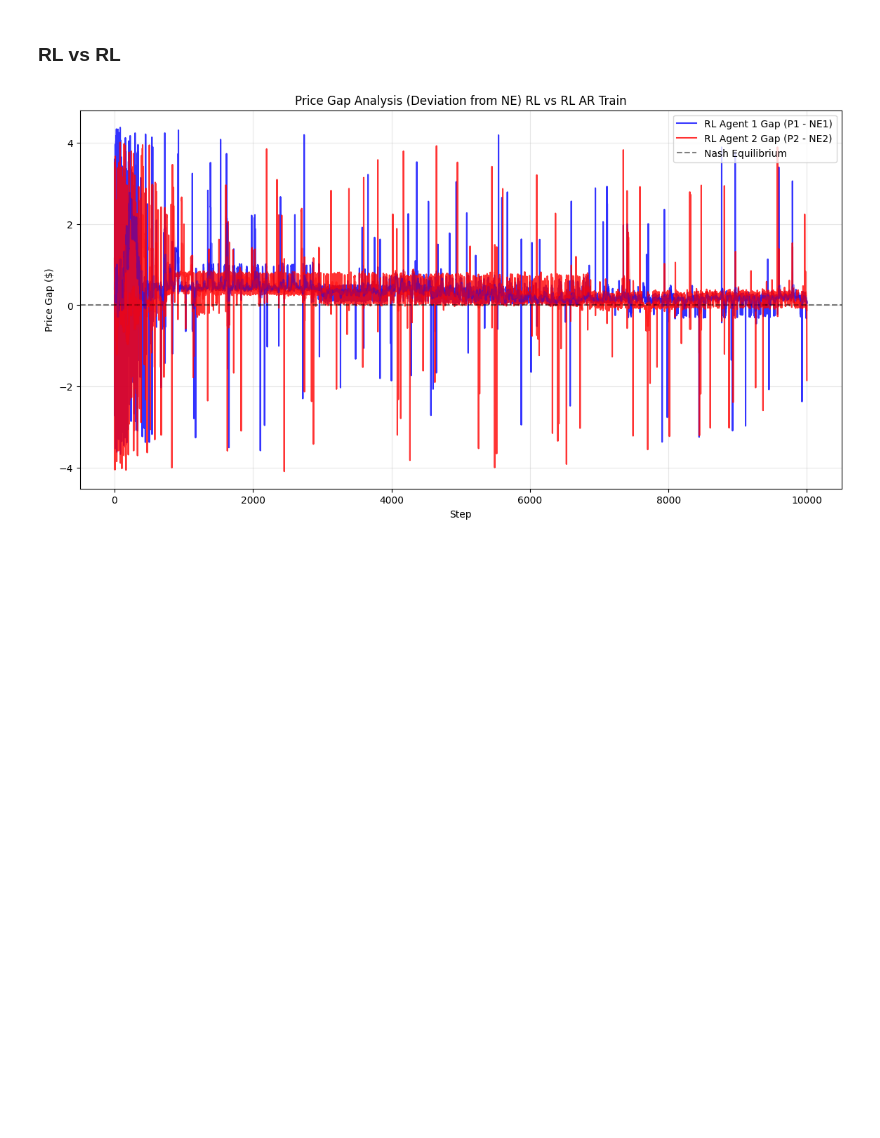
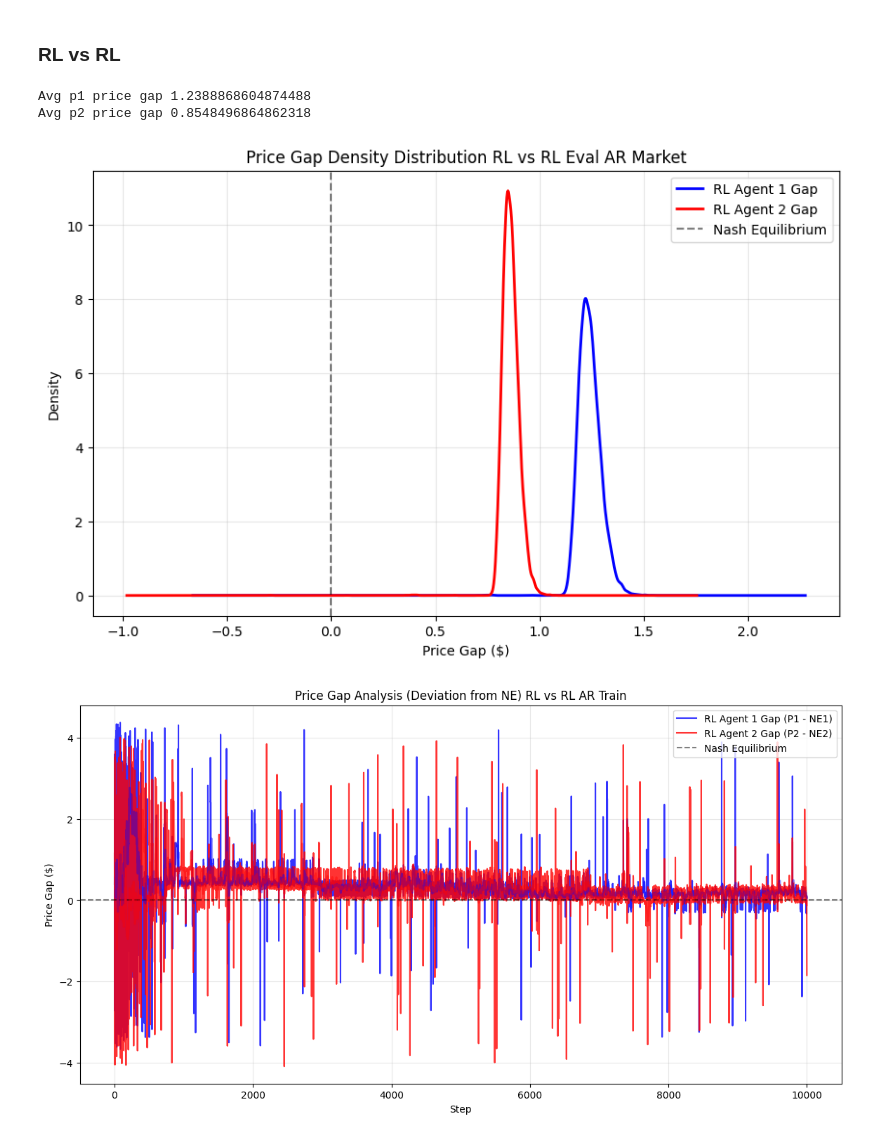
Before and after one commit to alan-w25/cis-6200-final, a Jupyter notebook: market_audit/notebooks/agent_agent_tests.ipynb, the cells around one changed output. Cells and saved outputs as stored; diff of their text form; code cells hidden in the pictures; blank space fills up the shorter version.

```diff
--- a/market_audit/notebooks/agent_agent_tests.ipynb
+++ b/market_audit/notebooks/agent_agent_tests.ipynb
@@ -257,3 +298,13 @@ rl_rl_ar_ts = run_episode(env, rl_2, rl_2, label="RL vs RL", train_mode=False)
+# %%
+print("Avg p1 price gap", np.mean(rl_rl_gaps['gap_p1'][-100:]))
+print("Avg p2 price gap", np.mean(rl_rl_gaps['gap_p2'][-100:]))
+# %% [output]
+Avg p1 price gap 1.2388868604874488
+Avg p2 price gap 0.8548496864862318
+# %%
+plot_price_gap_density(rl_rl_ar_ts, env_config, agent_1_label="RL Agent 1", agent_2_label="RL Agent 2", title_suffix="RL vs RL Eval AR Market")
+# %% [output]
+[figure, added]
 # %%
 plot_price_gap(rl_rl_ar_tr, env_config, title_suffix="RL vs RL AR Train", agent_1_label="RL Agent 1", agent_2_label="RL Agent 2")
 # %% [output]
```
Also changed, not shown: parts of 16 cells of this notebook, 2 other files.
